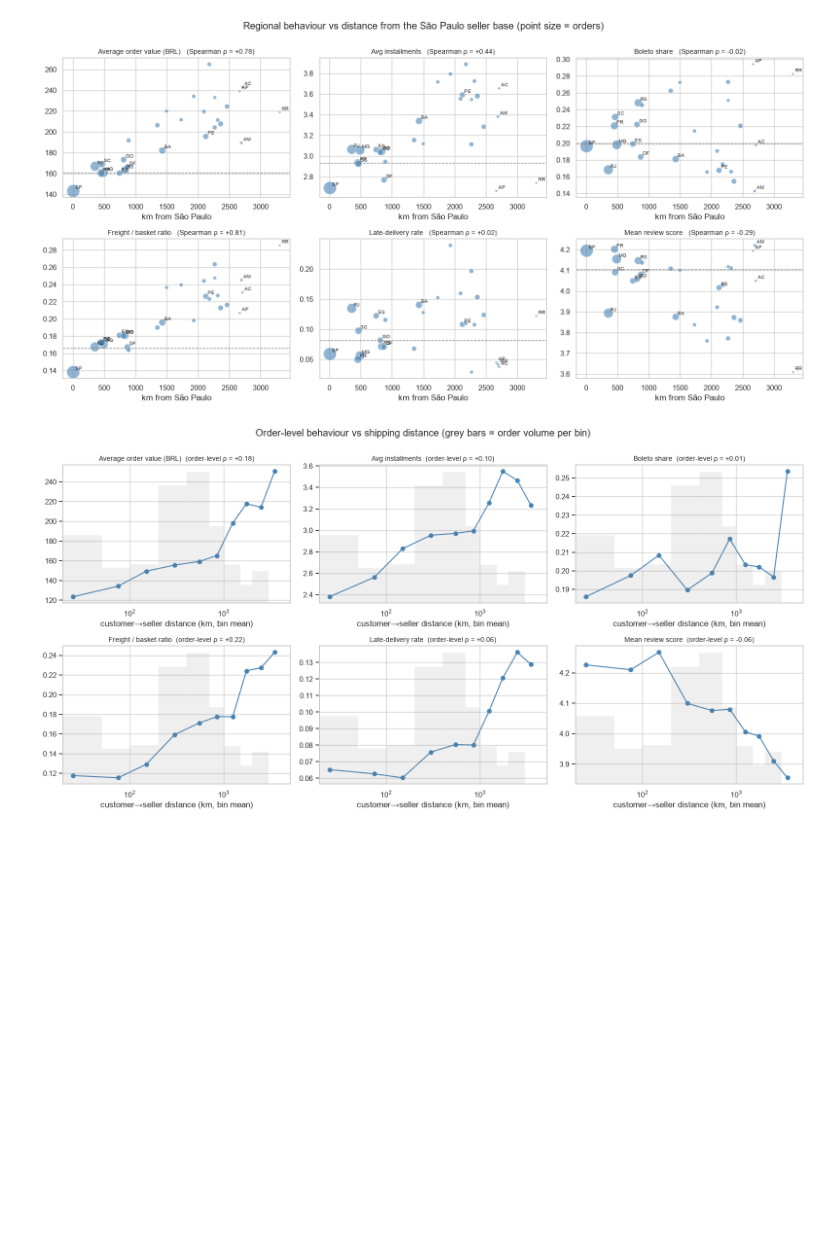
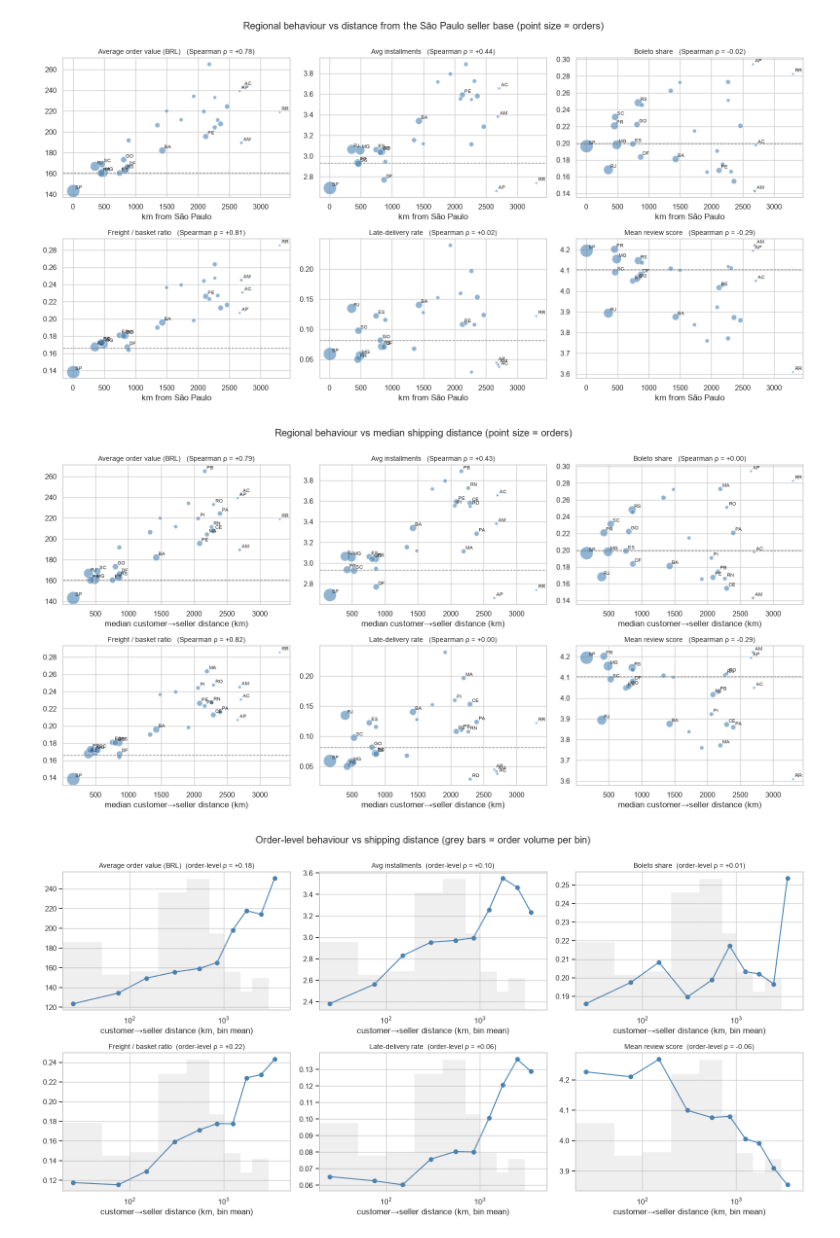
Before and after one commit to IT5006-Group9/IT5006-Group9-Olist-Project, a Jupyter notebook: notebooks/olist_eda.ipynb, the cells around one changed output. Saved outputs shown, nothing was run; the diff lists cells and outputs as text; code cells hidden in the pictures; blank space fills up the shorter version.

```diff
--- a/notebooks/olist_eda.ipynb
+++ b/notebooks/olist_eda.ipynb
@@ -986,7 +999,7 @@ state.head(10)
 ### 5.2 Delivery and reviews
 # %%
 # One review score per order (latest review), joined to delivery outcome
-rev_order = reviews.sort_values("review_creation_date").drop_duplicates("order_id", keep="last")[["order_id", "review_score"]] # kept most recent reviews if duplicated
+# rev_order = reviews.sort_values("review_creation_date").drop_duplicates("order_id", keep="last")[["order_id", "review_score"]] # kept most recent reviews if duplicated
 dr = delivered.merge(rev_order, on="order_id", how="inner")
 
 fig, axes = plt.subplots(1, 2, figsize=(15, 4.5))
@@ -1207,9 +1248,6 @@ cent["dist_km"] = 6371 * 2 * np.arcsin(np.sqrt(
 state_beh = state_beh.join(cent["dist_km"])
 
 # --- 6.2b Behaviour vs distance from the São Paulo seller base ---
-metrics = ["aov", "avg_installments", "boleto_share", "freight_ratio", "late_rate", "review_mean"]
-titles  = ["Average order value (BRL)", "Avg installments", "Boleto share",
-           "Freight / basket ratio", "Late-delivery rate", "Mean review score"]
 nat = {"aov": order_level.pay_value.mean(), "avg_installments": order_level.installments.mean(),
        "boleto_share": order_level.boleto.mean(),
        "freight_ratio": order_level.freight.sum() / order_level.basket_value.sum(),
@@ -1230,6 +1268,30 @@ fig.suptitle("Regional behaviour vs distance from the São Paulo seller base (po
 plt.tight_layout(); plt.show()
 # %% [output]
 [figure]
+# %%
+# --- Behaviour vs median customer→seller shipping distance ---
+state_beh["dist_km"] = order_level.groupby("customer_state").order_dist_km.median()
+
+nat = {"aov": order_level.pay_value.mean(), "avg_installments": order_level.installments.mean(),
+       "boleto_share": order_level.boleto.mean(),
+       "freight_ratio": order_level.freight.sum() / order_level.basket_value.sum(),
+       "late_rate": order_level.is_late.mean(), "review_mean": order_level.review_score.mean()}
+
+fig, axes = plt.subplots(2, 3, figsize=(16, 8))
+for ax, m, t in zip(axes.flat, metrics, titles):
+    ax.scatter(state_beh.dist_km, state_beh[m], s=np.sqrt(state_beh.orders) * 1.8,
+               alpha=.6, c="steelblue", edgecolor="white")
+    for st, row in state_beh.iterrows():
+        if row.orders > 1500 or row.dist_km > 2000:
+            ax.annotate(st, (row.dist_km, row[m]), fontsize=7, xytext=(3, 3), textcoords="offset points")
+    rho = state_beh[["dist_km", m]].corr(method="spearman").iloc[0, 1]
+    ax.axhline(nat[m], ls="--", color="gray", lw=1)
+    ax.set_title(f"{t}   (Spearman ρ = {rho:+.2f})", fontsize=10)
+    ax.set_xlabel("median customer→seller distance (km)")
+fig.suptitle("Regional behaviour vs median shipping distance (point size = orders)", y=1.0)
+plt.tight_layout(); plt.show()
+# %% [output]
+[figure, added]
 # %%
 # --- 6.2c Order-level behaviour vs shipping distance (binned) ---
 bins = [0, 50, 100, 200, 400, 700, 1000, 1500, 2000, 3000, 4000]
```
Also changed, not shown: parts of 19 cells of this notebook.
